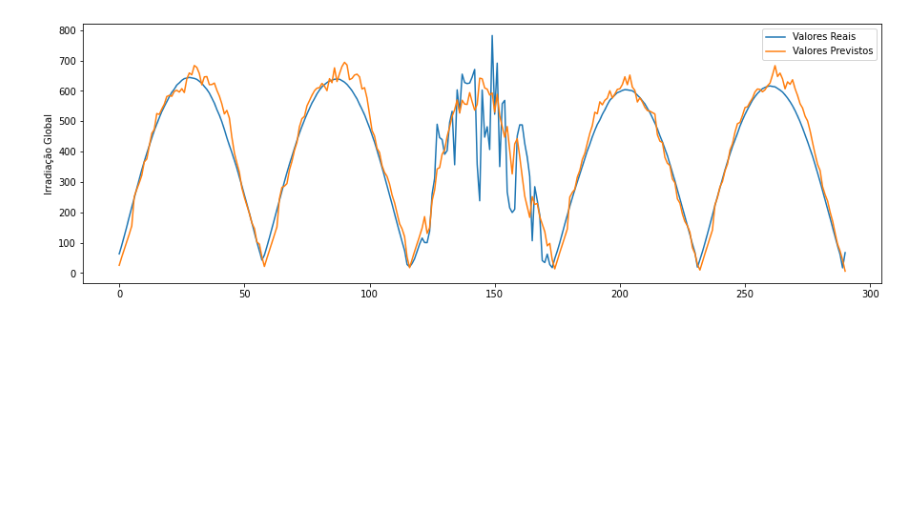
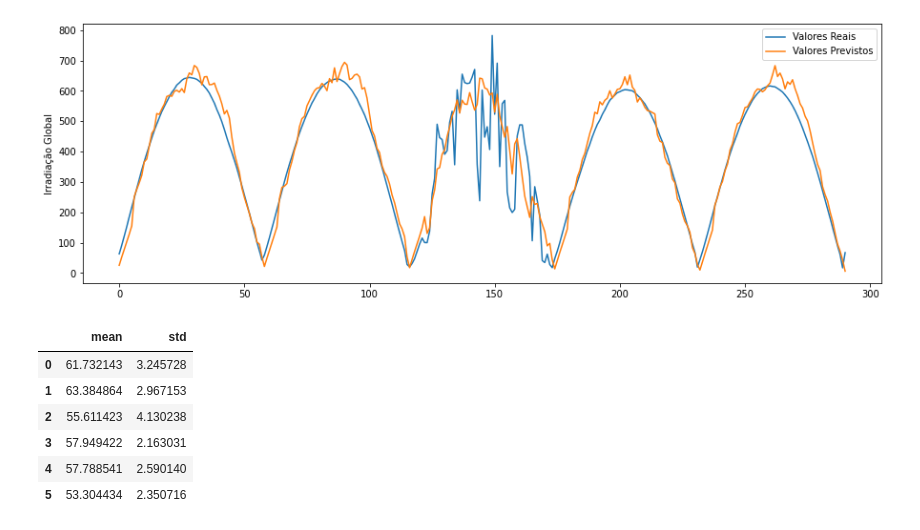
Before and after one commit to Eduardomcq/tcc_usp_esalq, a Jupyter notebook: tcc_mba_data_science.ipynb, the cells around one changed output. Cells and saved outputs as stored; diff of their text form; code cells hidden in the pictures; blank space fills up the shorter version.

```diff
--- a/tcc_mba_data_science.ipynb
+++ b/tcc_mba_data_science.ipynb
@@ -1714,3 +1934,24 @@ ax.set_ylabel('Irradiação Global')
 # %% [output]
 Text(0, 0.5, 'Irradiação Global')
 [figure]
+# %%
+mean_list = []
+std_list = []
+
+for i in range(0,6):
+  log = pd.read_pickle('/content/drive/MyDrive/TCC Data Science/project_logs/mult_{}.pkl'.format(i+1))
+  mean = log['test_score'].mean()
+  std = log['test_score'].std()
+  mean_list.append(mean)
+  std_list.append(std)
+
+logs = pd.DataFrame({'mean':mean_list,'std':std_list})
+logs
+# %% [output]
+|  | mean | std |
+| 0 | 61.732143 | 3.245728 |
+| 1 | 63.384864 | 2.967153 |
+| 2 | 55.611423 | 4.130238 |
+| 3 | 57.949422 | 2.163031 |
+| 4 | 57.788541 | 2.590140 |
+| 5 | 53.304434 | 2.350716 |
```
Also changed, not shown: parts of 30 cells of this notebook.
